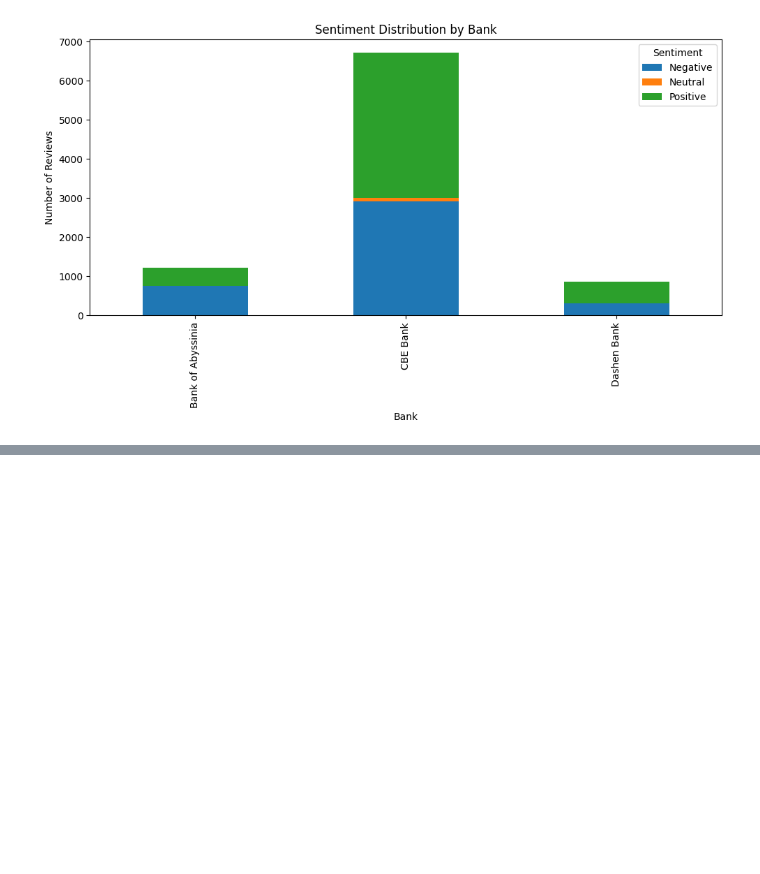
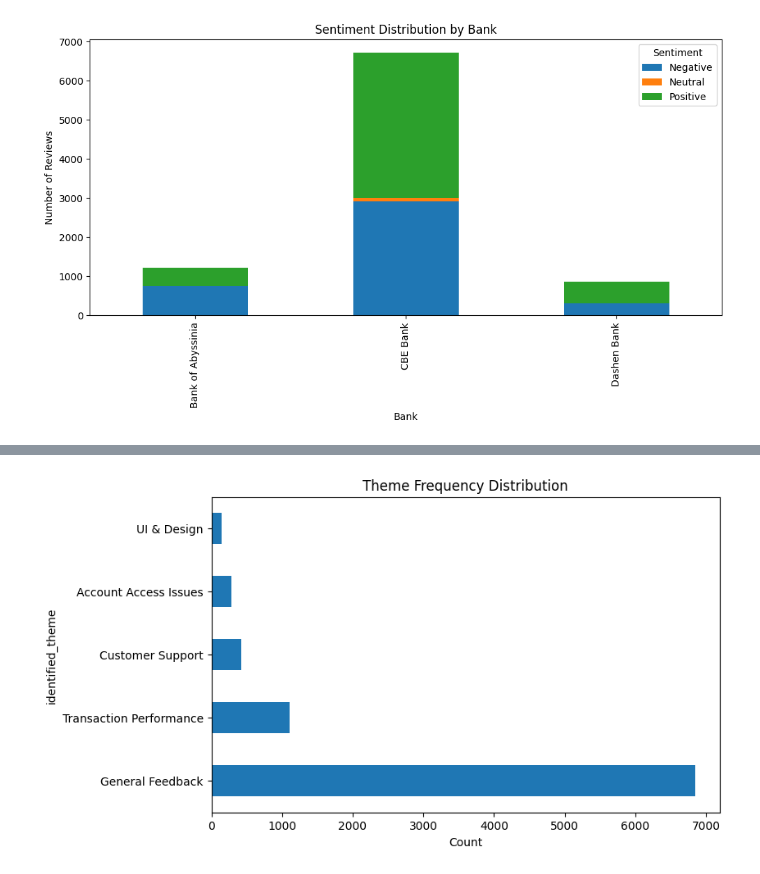
Before and after one commit to Welu2/fintech-review-analytics, a Jupyter notebook: notebooks/Task2_Analysis_Notebook.ipynb, the cells around one changed output, grey strips where cells are left out. Cells and saved outputs as stored; diff of their text form; code cells hidden in the pictures; blank space fills up the shorter version.

```diff
--- a/notebooks/Task2_Analysis_Notebook.ipynb
+++ b/notebooks/Task2_Analysis_Notebook.ipynb
@@ -268,0 +284,13 @@ plt.show()
+# %%
+theme_counts = df['identified_theme'].value_counts()
+
+theme_counts.plot(
+    kind='barh',
+    figsize=(8,5),
+    title="Theme Frequency Distribution"
+)
+
+plt.xlabel("Count")
+plt.show()
+# %% [output]
+[figure, added]
```
Also changed, not shown: parts of 1 cell of this notebook.
